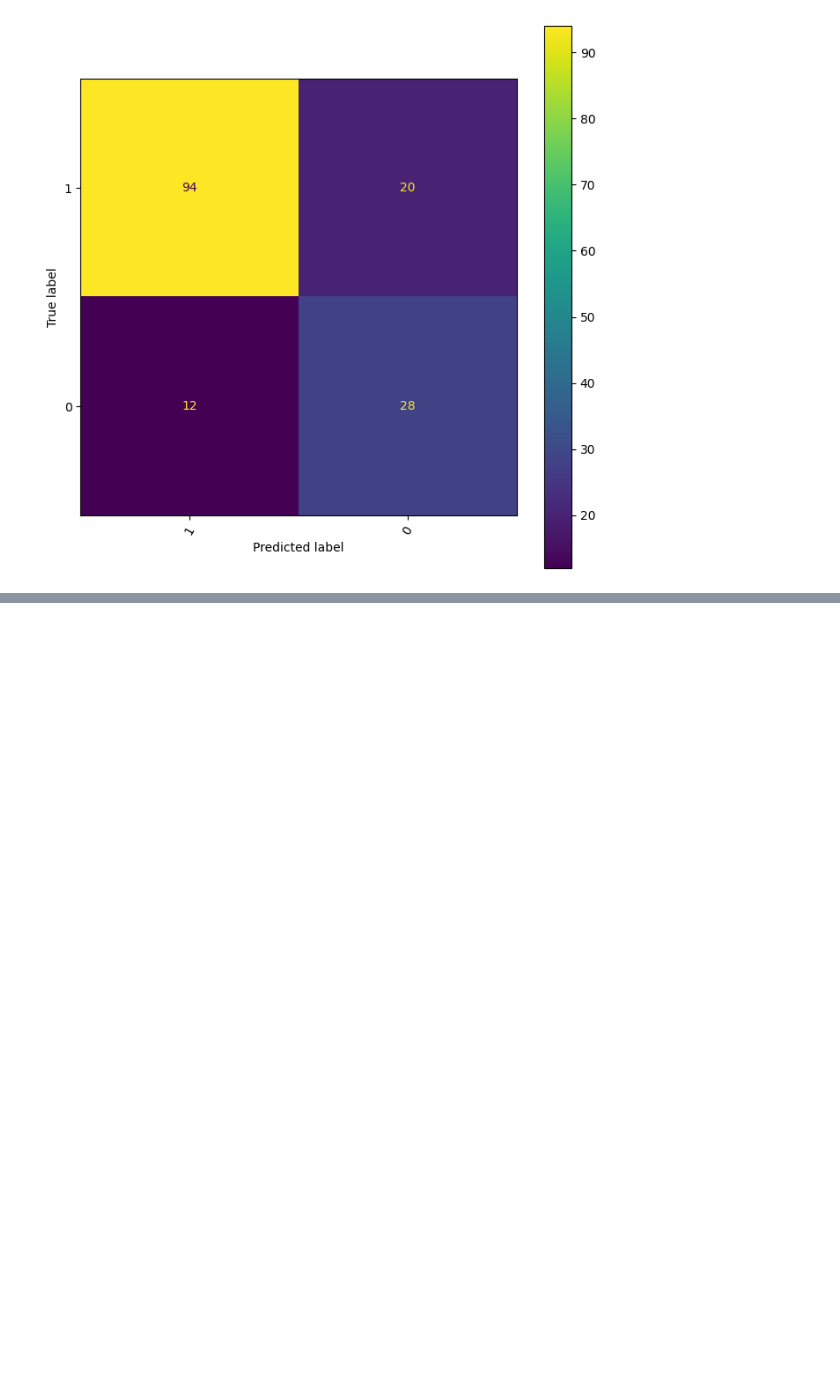
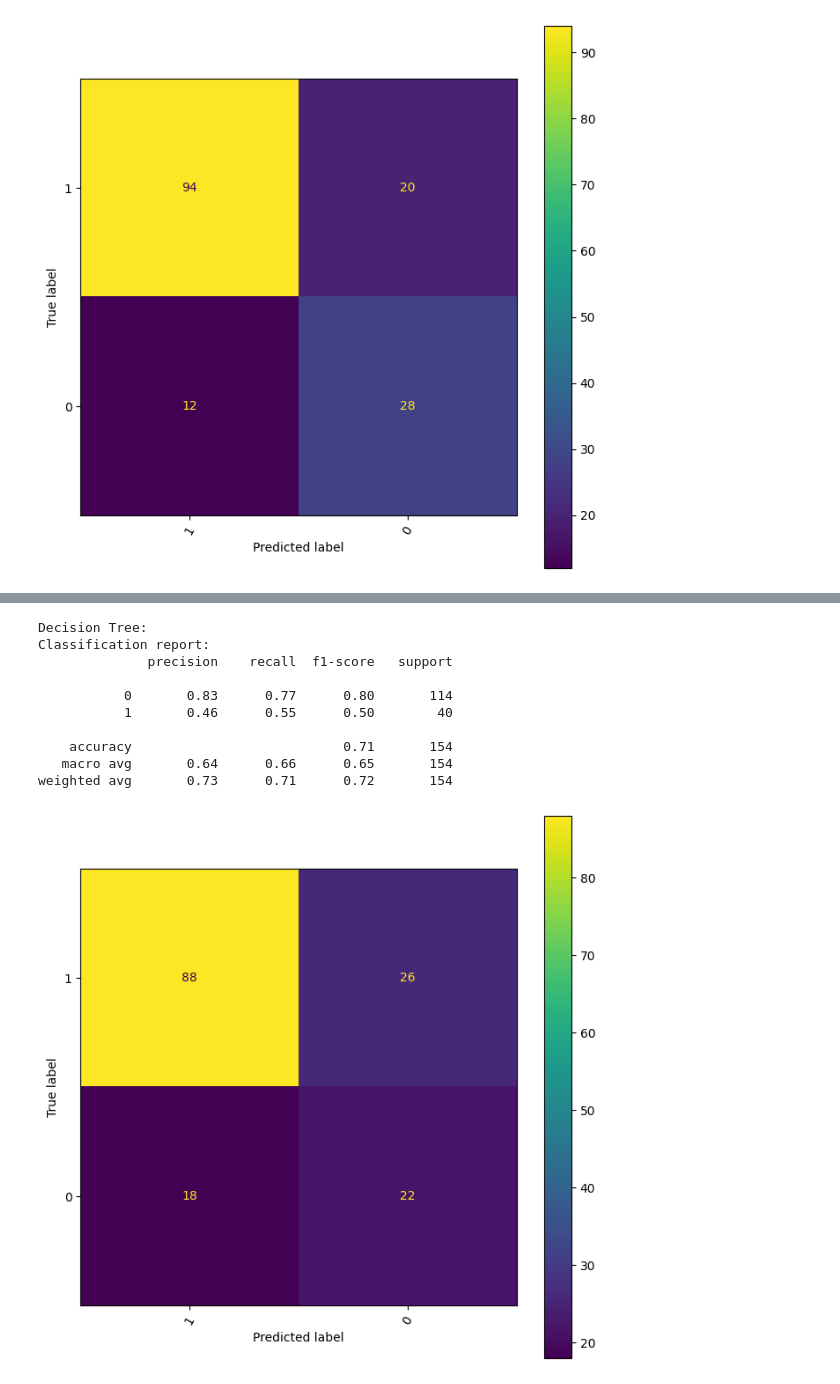
Before and after one commit to orangethefish/ML_project, a Jupyter notebook: GaussianNB.ipynb, the cells around one changed output, grey strips where cells are left out. Drawn from its saved outputs; the diff is of its cells as text; code cells hidden in the pictures; blank space fills up the shorter version.

```diff
--- a/GaussianNB.ipynb
+++ b/GaussianNB.ipynb
@@ -242,0 +306,32 @@ weighted avg       0.81      0.79      0.80       154
+# %%
+y_pred = decision_tree.predict(X_test)
+print('Decision Tree:')
+
+# Generating the classification report
+class_report = classification_report(y_test, y_pred)
+print('Classification report:')
+print(class_report)
+
+all_model_metrics.append({
+    'model': 'Decision Tree',
+    'classification_report': class_report
+})
+
+# Generating the confusion matrix
+cm = confusion_matrix(y_test, y_pred)
+disp = ConfusionMatrixDisplay(confusion_matrix=cm, display_labels=class_names)
+fig, ax = plt.subplots(figsize=(8, 8))
+disp.plot(xticks_rotation=60, ax=ax)
+plt.show()
+# %% [output]
+Decision Tree:
+Classification report:
+              precision    recall  f1-score   support
+
+           0       0.83      0.77      0.80       114
+           1       0.46      0.55      0.50        40
+
+    accuracy                           0.71       154
+   macro avg       0.64      0.66      0.65       154
+weighted avg       0.73      0.71      0.72       154
+[figure, added]
```
Also changed, not shown: parts of 13 cells of this notebook, 1 other file.
